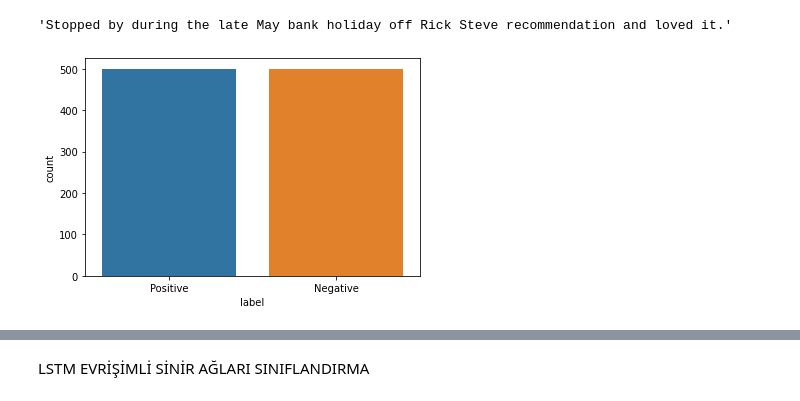
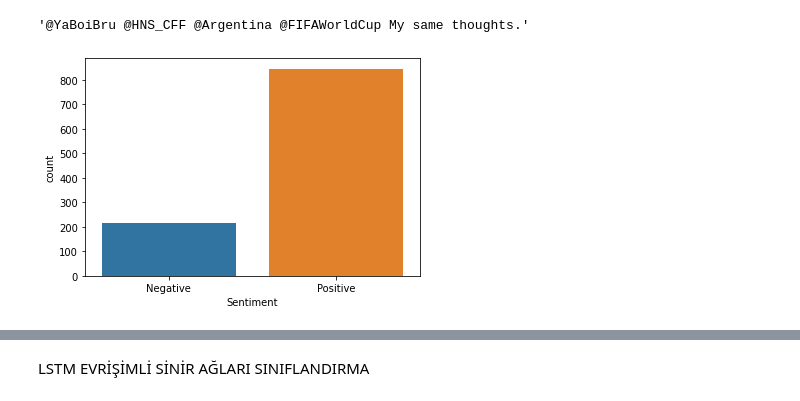
Before and after one commit to Berkay86/DeepPerson, a Jupyter notebook: Sınıflandırma.ipynb, the cells around one changed output, grey strips where cells are left out. Saved outputs shown, nothing was run; the diff lists cells and outputs as text; code cells hidden in the pictures.

```diff
--- a/Sınıflandırma.ipynb
+++ b/Sınıflandırma.ipynb
@@ -19,7 +19,7 @@ from keras.layers import Embedding
 from sklearn.model_selection import train_test_split
 from keras.preprocessing.text import Tokenizer
 # %%
-resturantreviews = pd.read_excel("Book1.xlsx")
+resturantreviews = pd.read_csv("sentiment (1).csv")
 resturantreviews.isnull().values.any()
 resturantreviews.shape
 # %% [output]
@@ -36,13 +36,13 @@ resturantreviews.head()
 # %%
-resturantreviews["text"][3]
+resturantreviews["tweet"][3]
 # %% [output]
-'Stopped by during the late May bank holiday off Rick Steve recommendation and loved it.'
+'@YaBoiBru @HNS_CFF @Argentina @FIFAWorldCup My same thoughts.'
 # %%
 import seaborn as sns
-sns.countplot(x='label', data=resturantreviews)
+sns.countplot(x='Sentiment', data=resturantreviews)
 plt.show()
 # %% [output]
-[figure, old version]
+[figure, new version]
 # %%
 def preprocess_text(sen):
     # Removing html tags
```
Also changed, not shown: parts of 19 cells of this notebook.
